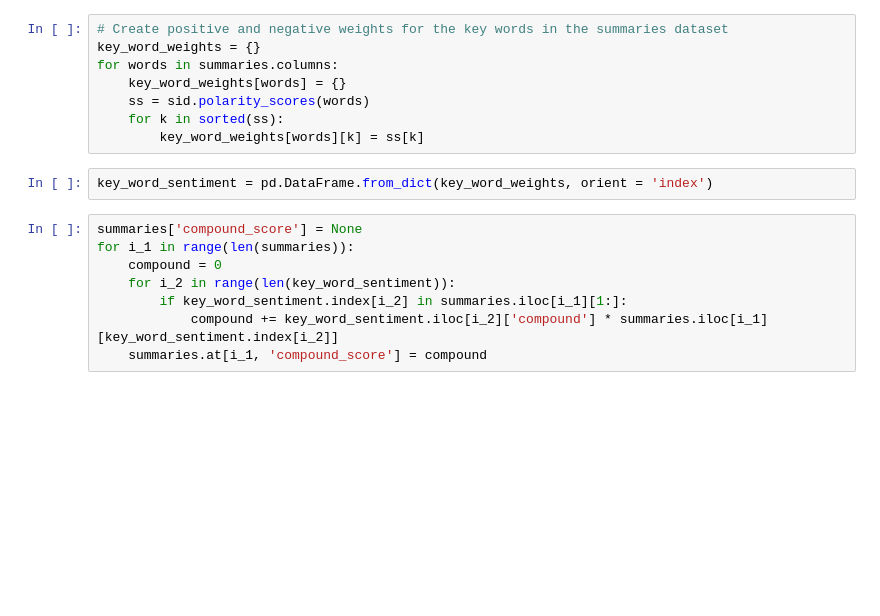
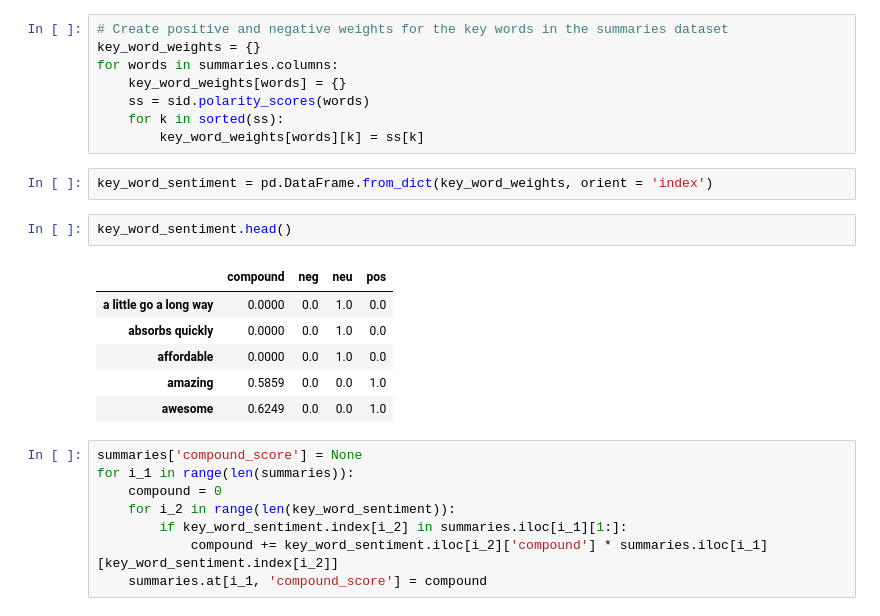
Before and after one commit to myo-kim/Sephora_API, a Jupyter notebook: EDA.ipynb, the cells around one changed output. Saved outputs shown, nothing was run; the diff lists cells and outputs as text; blank space fills up the shorter version.

```diff
--- a/EDA.ipynb
+++ b/EDA.ipynb
@@ -403,6 +403,15 @@ for words in summaries.columns:
         key_word_weights[words][k] = ss[k]
 # %%
 key_word_sentiment = pd.DataFrame.from_dict(key_word_weights, orient = 'index')
+# %%
+key_word_sentiment.head()
+# %% [output]
+|  | compound | neg | neu | pos |
+| a little go a long way | 0.0000 | 0.0 | 1.0 | 0.0 |
+| absorbs quickly | 0.0000 | 0.0 | 1.0 | 0.0 |
+| affordable | 0.0000 | 0.0 | 1.0 | 0.0 |
+| amazing | 0.5859 | 0.0 | 0.0 | 1.0 |
+| awesome | 0.6249 | 0.0 | 0.0 | 1.0 |
 # %%
 summaries['compound_score'] = None
 for i_1 in range(len(summaries)):
```
Also changed, not shown: parts of 27 cells of this notebook, 2 other files.
